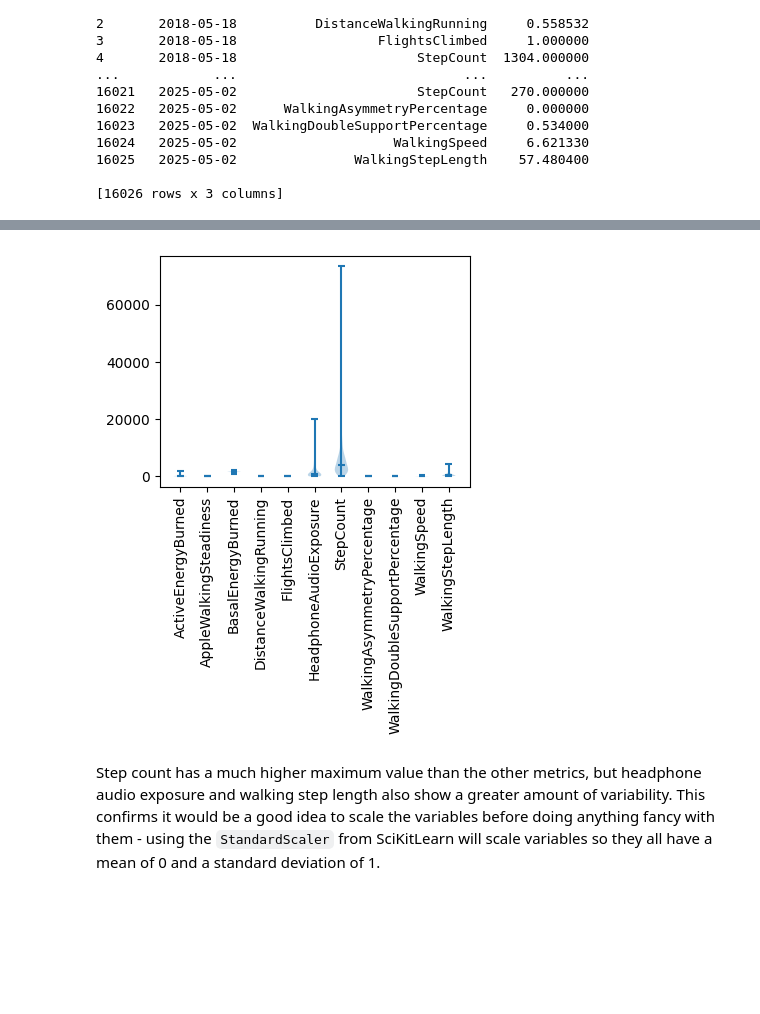
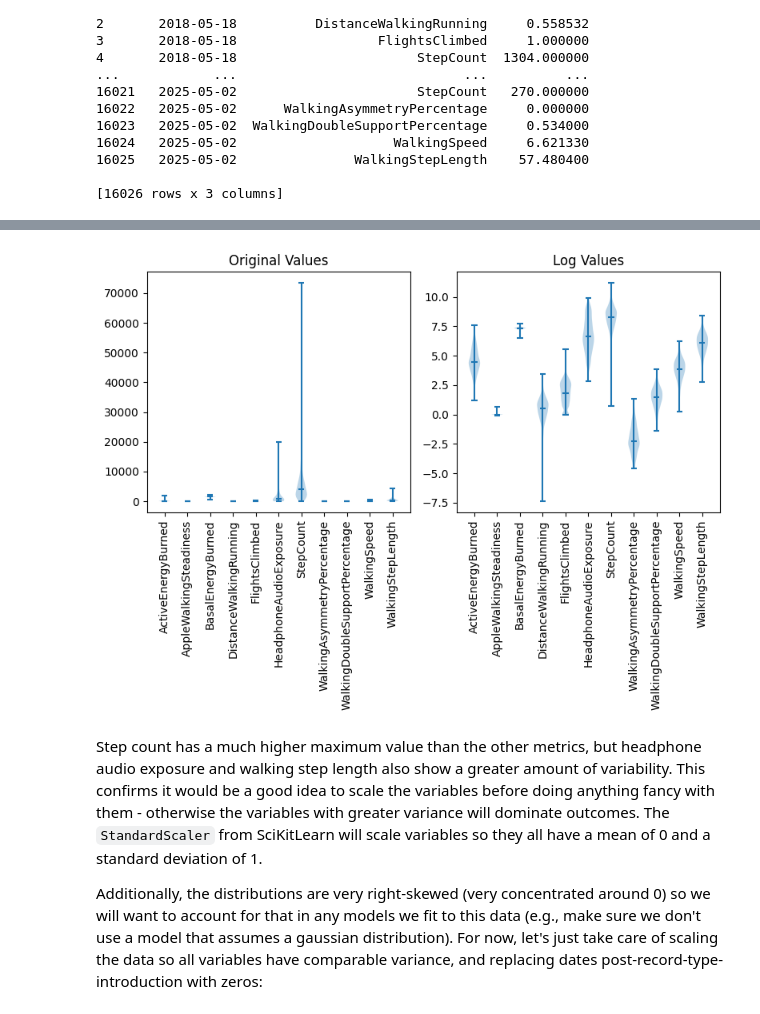
Before and after one commit to prstevens910/exploreAppleHealthDat_Sp25, a Jupyter notebook: HealthDat.ipynb, the cells around one changed output, grey strips where cells are left out. Drawn from its saved outputs; the diff is of its cells as text; code cells hidden in the pictures; blank space fills up the shorter version.

```diff
--- a/HealthDat.ipynb
+++ b/HealthDat.ipynb
@@ -200,0 +201,19 @@ Now we want to get a sense of how each recordType varies, so we know if we need
+# %%
+# identify dominant software (most counts) for each date
+sw_bydate = df_sp.groupby([df_sp['creationDate'].dt.date, 'svSoftware'])['value'].count().reset_index().pivot(index='creationDate', columns='svSoftware', values='value').idxmax(axis = "columns").reset_index()
+sw_bydate.columns = ['CreationDate','Software']
+
+# join to sums
+sums_wsw = sums.set_index(pd.to_datetime(sums['creationDate'])) # set CreationDate as indexing variable for merge
+sums_wsw = pd.merge(sums_wsw, sw_bydate, left_index=True, right_on=pd.to_datetime(sw_bydate['CreationDate']), how='left') # merge software info
+sums_wsw = sums_wsw.drop(columns = ['creationDate','CreationDate']).rename(columns={'key_0': 'creationDate'}) # tidy up columns
+
+# then look at earliest dates, versions for each record type
+min_dates = []
+for rt in unique_recTypes:
+  print(rt+': '+str(sums_wsw['creationDate'][sums_wsw['recordType'] == rt].unique().shape[0]))
+  rt_min_date = sums_wsw['creationDate'][sums_wsw['recordType'] == rt].min()
+  # min_dates[rt] = rt_min_date # .date # could optionally specify date.
+  min_dates.append(rt_min_date)
+  print('---earliest date: '+str(rt_min_date.strftime('%Y-%m-%d')))
+  print('---earliest version: '+str(sums_wsw['Software'][sums_wsw['recordType'] == rt].min()))
@@ -201,24 +242,40 @@ Now we want to get a sense of how each recordType varies, so we know if we need
 # %%
-import matplotlib.pyplot as plt
+# Create empty list to store filtered DataFrames
+filts = []
+logfilts = []
 
-# Create an empty list to store filtered DataFrames
-filts = []
-
-# Apply filters and append to the list
+# Apply filters, append to list
 for label in unique_recTypes:
     filt = sums['value'][sums['recordType'] == label]
     filts.append(filt)
+    f4l = filt[filt != 0]
+    logfilts.append(np.log(f4l))
 
-plt.figure(figsize = (4,3))
+import matplotlib.pyplot as plt
 
-# plot violin plot
-plt.violinplot(filts,
-                  showmeans=False,
-                  showmedians=True)
-plt.xticks(np.arange(1, len(unique_recTypes) + 1), unique_recTypes)
-plt.tick_params(axis='x', labelrotation=90)
+fig, axes = plt.subplots(1, 2, figsize=(8, 6))
+
+# First subplot - normal values
+axes[0].violinplot(filts,
+                   showmeans=False,
+                   showmedians=True)
+axes[0].set_xticks(np.arange(1, len(unique_recTypes) + 1))
+axes[0].set_xticklabels(unique_recTypes, rotation=90)
+axes[0].set_title('Original Values')
+
+# Second subplot - log-transformed values
+axes[1].violinplot(logfilts,
+                   showmeans=False,
+                   showmedians=True)
+axes[1].set_xticks(np.arange(1, len(unique_recTypes) + 1))
+axes[1].set_xticklabels(unique_recTypes, rotation=90)
+axes[1].set_title('Log Values')
+
+plt.tight_layout()
 plt.show()
 # %% [output]
-[figure, old version]
+[figure, new version]
 # %% [markdown]
-Step count has a much higher maximum value than the other metrics, but headphone audio exposure and walking step length also show a greater amount of variability. This confirms it would be a good idea to scale the variables before doing anything fancy with them - using the `StandardScaler` from SciKitLearn will scale variables so they all have a mean of 0 and a standard deviation of 1.
+Step count has a much higher maximum value than the other metrics, but headphone audio exposure and walking step length also show a greater amount of variability. This confirms it would be a good idea to scale the variables before doing anything fancy with them - otherwise the variables with greater variance will dominate outcomes. The `StandardScaler` from SciKitLearn will scale variables so they all have a mean of 0 and a standard deviation of 1. <br>
+
+Additionally, the distributions are very right-skewed (very concentrated around 0) so we will want to account for that in any models we fit to this data (e.g., make sure we don't use a model that assumes a gaussian distribution). For now, let's just take care of scaling the data so all variables have comparable variance, and replacing dates post-record-type-introduction with zeros:
```
Also changed, not shown: parts of 56 cells of this notebook.
